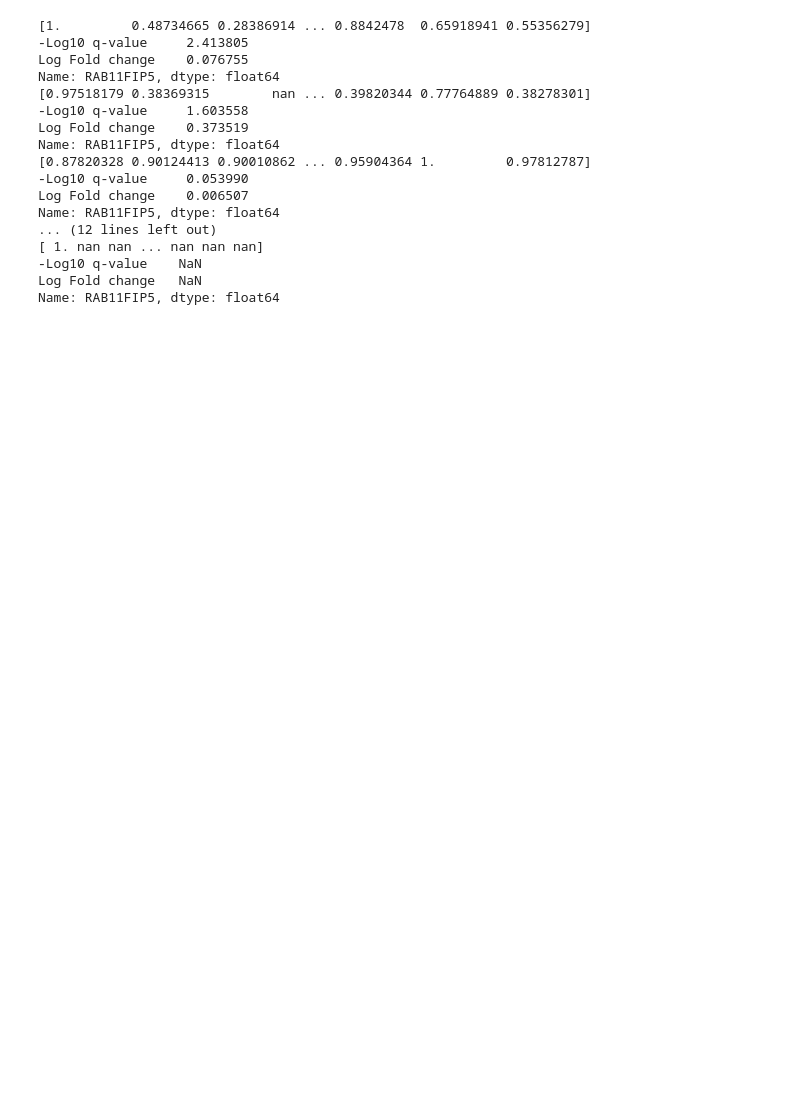
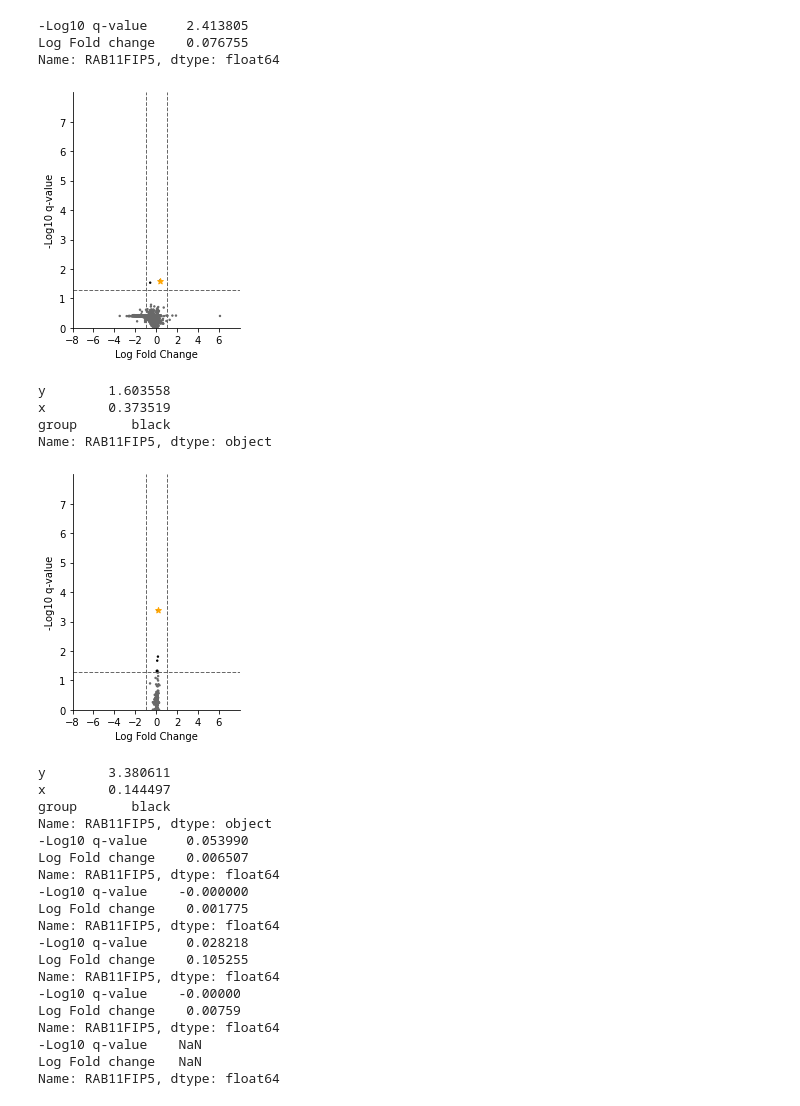
Before and after one commit to poseidonchan/TAPE, a Jupyter notebook: Experiments/Figures/HIV_analysis.ipynb, the cells around one changed output. Saved outputs shown, nothing was run; the diff lists cells and outputs as text; code cells hidden in the pictures; blank space fills up the shorter version.

```diff
--- a/Experiments/Figures/HIV_analysis.ipynb
+++ b/Experiments/Figures/HIV_analysis.ipynb
@@ -11,6 +11,8 @@ metadata = pd.read_csv('pbmc_meta.csv',index_col=0)
 metadata = metadata.loc[metadata['virus']=='HIV']
 BNab = metadata.loc[metadata['Condition']=='BNab'].index
 Cont = metadata.loc[metadata['Condition']=='control'].index
+# %%
+csx_NK = pd.read_csv("~/Desktop/Chan's Research/2021Summer Intern/MajorReview/CSx/HIV_highresolutionGEP_result/CIBERSORTxHiRes_Job13_NK_Window24.txt",sep='\t',index_col=0)
 # %%
 NK = pd.read_csv('HIV_NK_sigm.txt',sep='\t',index_col=0)
 Monocytes = pd.read_csv('HIV_Monocytes_sigm.txt',sep='\t',index_col=0)
@@ -52,7 +54,7 @@ def volcano_data(data, groupA, groupB):
     volcano = pd.DataFrame(volcano, columns=['-Log10 q-value','Log Fold change'], index=genes)
     return volcano
 
-def volcano_plot(data, fc_threshold, p_threshold):
+def volcano_plot(data, fc_threshold, p_threshold,name=None):
     data.columns = ['y','x']
     data['group'] = 'black'
     data.loc[(data.x > fc_threshold)&(data.y > p_threshold),'group'] = 'tab:red'
@@ -63,11 +65,11 @@ def volcano_plot(data, fc_threshold, p_threshold):
     ymin = 0
     ymax = 8
     #绘制散点图
-    fig = plt.figure(figsize=(6,7),dpi=300)
+    fig = plt.figure(figsize=(3,4))
     ax = fig.add_subplot()
     ax.set(xlim=(xmin, xmax), ylim=(ymin, ymax), title='')
     ax.scatter(data['x'], data['y'], s=2, c=data['group'])
-    ax.scatter(data.loc['RAB11FIP5']['x'], data.loc['RAB11FIP5']['y'], c='green', marker='D')
+    ax.scatter(data.loc['RAB11FIP5']['x'], data.loc['RAB11FIP5']['y'], c='orange', marker='*')
     ax.spines['right'].set_visible(False) #去掉右边框
     ax.spines['top'].set_visible(False) #去掉上边框
 
@@ -80,6 +82,9 @@ def volcano_plot(data, fc_threshold, p_threshold):
     ax.set_yticks(range(ymin,ymax,1)) #设置y轴刻度起点和步长
     plt.xlabel('Log Fold Change')
     plt.ylabel('-Log10 q-value')
+    plt.tight_layout()
+    if name is not None:
+        plt.savefig(name+'_vocano.eps', format='eps', dpi=300)
     plt.show()
 # %%
 HIV_volcano = volcano_data(HIV, BNab, Cont)
@@ -88,49 +93,63 @@ print(HIV_volcano.loc['RAB11FIP5'])
 
 
 NK_volcano = volcano_data(NK, BNab, Cont)
-# volcano_plot(NK_volcano, 1, 2)
+volcano_plot(NK_volcano, 1, 1.3010, 'TAPE_NK')
 print(NK_volcano.loc['RAB11FIP5'])
 
+csx_volcano = volcano_data(csx_NK, BNab, Cont)
+volcano_plot(csx_volcano, 1, 1.3010,'CSx_NK')
+print(csx_volcano.loc['RAB11FIP5'])
 
 Bcell_volcano = volcano_data(Bcell, BNab, Cont)
 # volcano_plot(Bcell_volcano, 1, 2)
 print(Bcell_volcano.loc['RAB11FIP5'])
 
 
 Den_volcano = volcano_data(Den, BNab, Cont)
 # volcano_plot(Den_volcano, 1, 2)
 print(Den_volcano.loc['RAB11FIP5'])
 
 
 CD4T_volcano = volcano_data(CD4T, BNab, Cont)
 # volcano_plot(CD4T_volcano, 1, 2)
 print(CD4T_volcano.loc['RAB11FIP5'])
 
 
 CD8T_volcano = volcano_data(CD8T, BNab, Cont)
 # volcano_plot(CD8T_volcano, 1, 2)
 print(CD8T_volcano.loc['RAB11FIP5'])
 
 
 Mon_volcano = volcano_data(Monocytes, BNab, Cont)
 # volcano_plot(Mon_volcano, 1, 2)
 print(Mon_volcano.loc['RAB11FIP5'])
 #volcano_plot(HIV_volcano,1,2)
 # %% [output]
-[1.         0.48734665 0.28386914 ... 0.8842478  0.65918941 0.55356279]
 -Log10 q-value     2.413805
 Log Fold change    0.076755
 Name: RAB11FIP5, dtype: float64
-[0.97518179 0.38369315        nan ... 0.39820344 0.77764889 0.38278301]
--Log10 q-value     1.603558
-Log Fold change    0.373519
-Name: RAB11FIP5, dtype: float64
-[0.87820328 0.90124413 0.90010862 ... 0.95904364 1.         0.97812787]
--Log10 q-value     0.053990
-Log Fold change    0.006507
-Name: RAB11FIP5, dtype: float64
-... (12 lines left out)
-[ 1. nan nan ... nan nan nan]
--Log10 q-value    NaN
-Log Fold change   NaN
-Name: RAB11FIP5, dtype: float64
+[figure, added]
+y        1.603558
+x        0.373519
+group       black
+Name: RAB11FIP5, dtype: object
+[figure, added]
+y        3.380611
+x        0.144497
+group       black
+Name: RAB11FIP5, dtype: object
+-Log10 q-value     0.053990
+Log Fold change    0.006507
+Name: RAB11FIP5, dtype: float64
+-Log10 q-value    -0.000000
+Log Fold change    0.001775
+Name: RAB11FIP5, dtype: float64
+-Log10 q-value     0.028218
+Log Fold change    0.105255
+Name: RAB11FIP5, dtype: float64
+-Log10 q-value    -0.00000
+Log Fold change    0.00759
+Name: RAB11FIP5, dtype: float64
+-Log10 q-value    NaN
+Log Fold change   NaN
+Name: RAB11FIP5, dtype: float64
```
Also changed, not shown: parts of 5 cells of this notebook, 58 other files.
